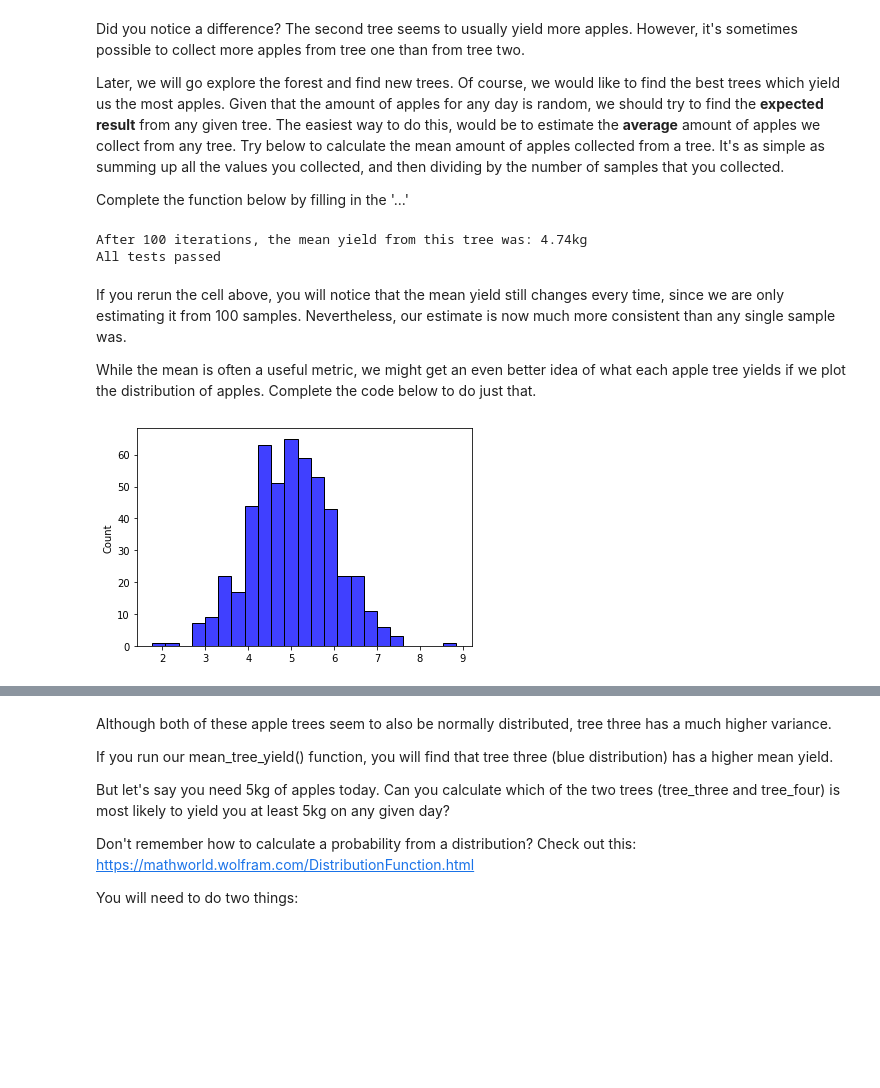
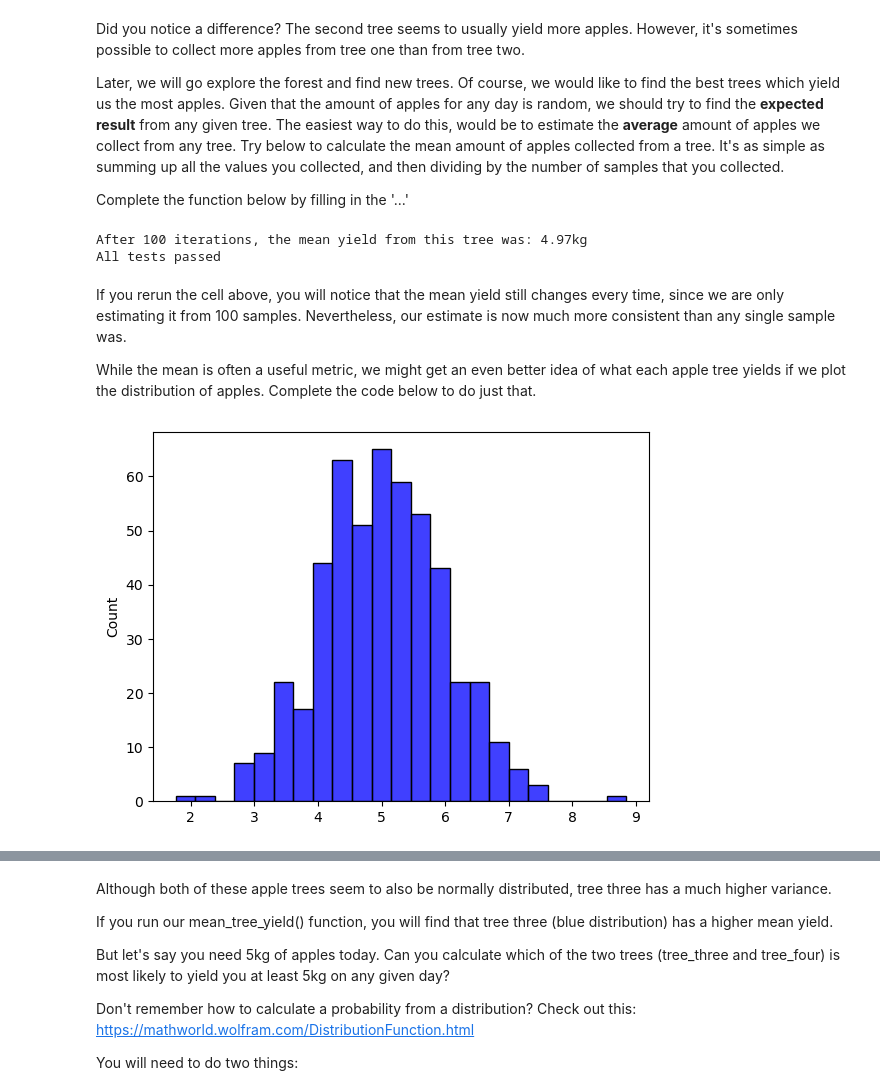
Before and after one commit to beatris-t/computational-thinking-week-individual-13655973, a Jupyter notebook: challenge_foraging/challenge_foraging_robot.ipynb, the cells around one changed output, grey strips where cells are left out. Cells and saved outputs as stored; diff of their text form; code cells hidden in the pictures; blank space fills up the shorter version.

```diff
--- a/challenge_foraging/challenge_foraging_robot.ipynb
+++ b/challenge_foraging/challenge_foraging_robot.ipynb
@@ -82,9 +82,9 @@ def mean_tree_yield(tree, iterations=100) -> float:
     samples = []
     # Collect one new sample from the given tree in each iteration using the forage() function of our bot.
     for i in range(iterations):
-        samples.append(...)
+        samples.append(forageBot.forage(tree))
     # Calculate and return the mean
-    return ...
+    return sum(samples) / iterations
 
 
 
@@ -94,7 +94,7 @@ print(f'After 100 iterations, the mean yield from this tree was: {mean_result:.0
 # This function is graded. You can uncomment the line below to test whether your function passes.
 tests.Test_MeanTreeYield(mean_tree_yield);
 # %% [output]
-After 100 iterations, the mean yield from this tree was: 4.74kg
+After 100 iterations, the mean yield from this tree was: 4.97kg
 All tests passed
 # %% [markdown]
 If you rerun the cell above, you will notice that the mean yield still changes every time, since we are only estimating it from 100 samples. Nevertheless, our estimate is now much more consistent than any single sample was.
@@ -103,25 +103,25 @@ While the mean is often a useful metric, we might get an even better idea of wha
 # %%
 def plot_distribution(samples, color='blue') -> None:
     """ Plots the distribution of collected samples.
 
     Args:
         samples: A list of samples from a distribution.
         color: Name of the color in which to draw the distribution
     """
 
     # Hint: Use the histplot function of seaborn (imported as sns)
-    ...
+    sns.histplot(data=samples, color=color)
     return None
 
 
 
 # Set random seed so output matches the expected output
 np.random.seed(42)
 # Collect from a tree 500 times
 samples = [forageBot.forage(tree_two) for i in range(500)]
 plot_distribution(samples)
 # %% [output]
-[figure, old version]
+[figure, new version]
 # %% [markdown]
 You should generate this image:
 
```
Also changed, not shown: parts of 6 cells of this notebook.
